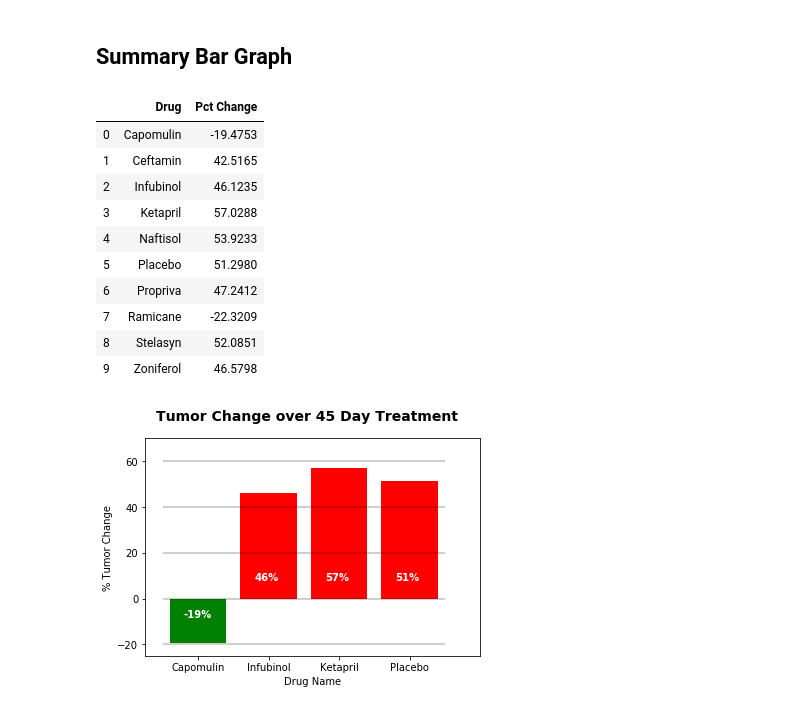
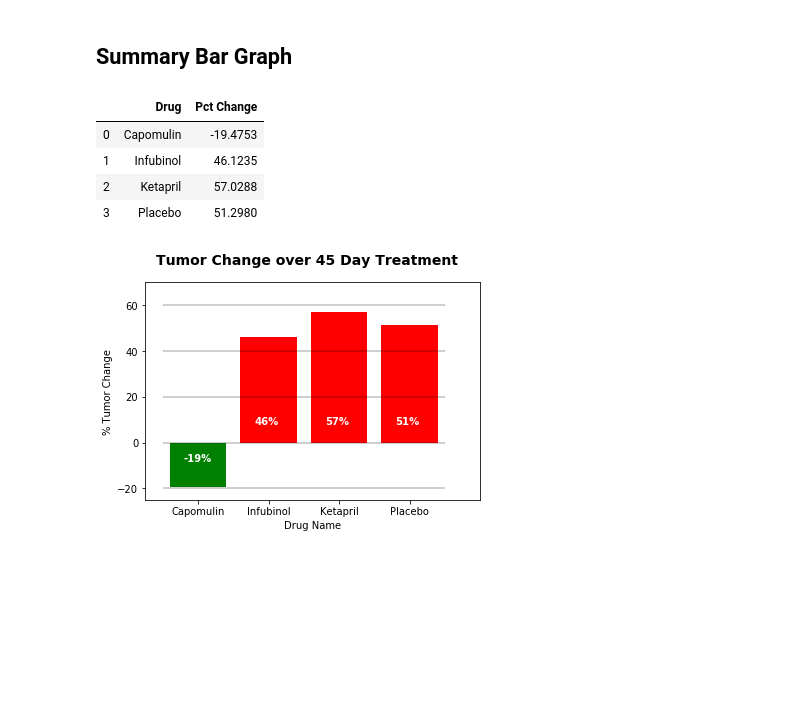
Before and after one commit to DutchDS/Matplotlib-Challenge, a Jupyter notebook: Pymaceuticals/pymaceuticals_challenge.ipynb, the cells around one changed output. Cells and saved outputs as stored; diff of their text form; code cells hidden in the pictures; blank space fills up the shorter version.

```diff
--- a/Pymaceuticals/pymaceuticals_challenge.ipynb
+++ b/Pymaceuticals/pymaceuticals_challenge.ipynb
@@ -256,25 +254,17 @@ mouse_survival_pivot.head()
 | 20 | 23 | 18 | 20 | 19 | 20 | 19 | 15 | 23 | 19 | ... |
 # %%
 # Generate the Plot (Accounting for percentages)
-
 total_capomulin_mice = mouse_survival_pivot["Capomulin"].max()
 total_Infubinol_mice = mouse_survival_pivot["Infubinol"].max()
 total_Ketapril_mice = mouse_survival_pivot["Ketapril"].max()
 total_Placebo_mice = mouse_survival_pivot["Placebo"].max()
 
-aukje_new = pd.DataFrame(mouse_survival_pivot[["Capomulin","Infubinol","Ketapril","Placebo"]])
-aukje_new["Capomulin"] = mouse_survival_pivot["Capomulin"]/total_capomulin_mice*100
-aukje_new["Infubinol"] = mouse_survival_pivot["Infubinol"]/total_Infubinol_mice*100
-aukje_new["Ketapril"] = mouse_survival_pivot["Ketapril"]/total_Ketapril_mice*100
-aukje_new["Placebo"] = mouse_survival_pivot["Placebo"]/total_Placebo_mice*100
-aukje_new
-# mouse_survival_new["Survival Pct"] = mouse_survival["Mouse Count"]/total_capomulin_mice*100
-# mouse_survival_new.drop(mouse_survival_new.columns[[2]], axis=1, inplace=True)
-# mouse_survival_new.head(100)
-
-# mouse_survival_pivot_pc = pd.DataFrame(mouse_survival_new.pivot_table("Survival Pct", "Timepoint","Drug"))
-# mouse_survival_pivot_pc_small = mouse_survival_pivot_pc[["Capomulin","Infubinol","Ketapril","Placebo"]]
-# mouse_survival_pivot_pc_small.head()
+mouse_survival_pivot_pc_small = pd.DataFrame(mouse_survival_pivot[["Capomulin","Infubinol","Ketapril","Placebo"]])
+mouse_survival_pivot_pc_small["Capomulin"] = mouse_survival_pivot["Capomulin"]/total_capomulin_mice*100
+mouse_survival_pivot_pc_small["Infubinol"] = mouse_survival_pivot["Infubinol"]/total_Infubinol_mice*100
+mouse_survival_pivot_pc_small["Ketapril"] = mouse_survival_pivot["Ketapril"]/total_Ketapril_mice*100
+mouse_survival_pivot_pc_small["Placebo"] = mouse_survival_pivot["Placebo"]/total_Placebo_mice*100
+mouse_survival_pivot_pc_small.head()
 # %% [output]
 | Drug | Capomulin | Infubinol | Ketapril | Placebo |
 | Timepoint |  |  |  |  |
@@ -321,36 +306,30 @@ plt.savefig("../Images/Survival.png")
 ## Summary Bar Graph
 # %%
 # Calculate the percent changes for each drug
-drug_columns = mouse_survival_pivot_pc.columns
+drug_columns = mouse_survival_pivot_pc_small.columns
 
 drugs = []
 pct_changes = []
 
 for col in drug_columns:
     drug_name = col
     start_count = tumor_response_pivot.loc[0,col]
     end_count = tumor_response_pivot.loc[45,col]
     pct_change = round(-(1-(end_count)/start_count)*100,4)
     drugs.append(col)
     pct_changes.append(pct_change)
 #     print(drug_name, start_count, end_count,pct_change)
 
 summary_data = pd.DataFrame({"Drug": drugs, "Pct Change": pct_changes}).sort_values("Drug", ascending=True)
 
 # Display the data to confirm
 summary_data
 # %% [output]
 |  | Drug | Pct Change |
 | 0 | Capomulin | -19.4753 |
-| 1 | Ceftamin | 42.5165 |
-| 2 | Infubinol | 46.1235 |
-| 3 | Ketapril | 57.0288 |
-| 4 | Naftisol | 53.9233 |
-| 5 | Placebo | 51.2980 |
-| 6 | Propriva | 47.2412 |
-| 7 | Ramicane | -22.3209 |
-| 8 | Stelasyn | 52.0851 |
-| 9 | Zoniferol | 46.5798 |
+| 1 | Infubinol | 46.1235 |
+| 2 | Ketapril | 57.0288 |
+| 3 | Placebo | 51.2980 |
 # %%
 # Store all Relevant Percent Changes into a Tuple
 x_tuple = tuple(("Capomulin", "Infubinol", "Ketapril", "Placebo"))
```
Also changed, not shown: parts of 4 cells of this notebook.
